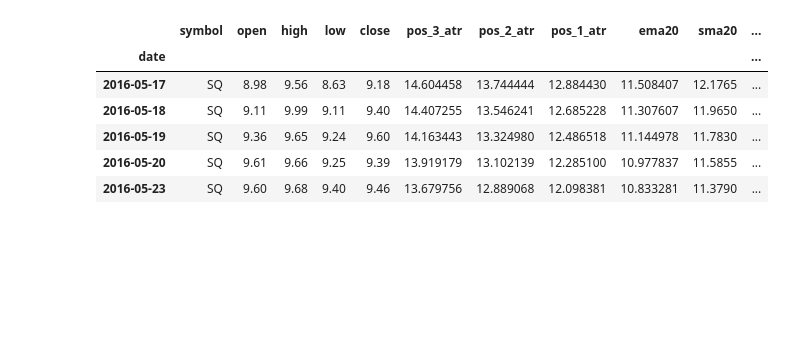
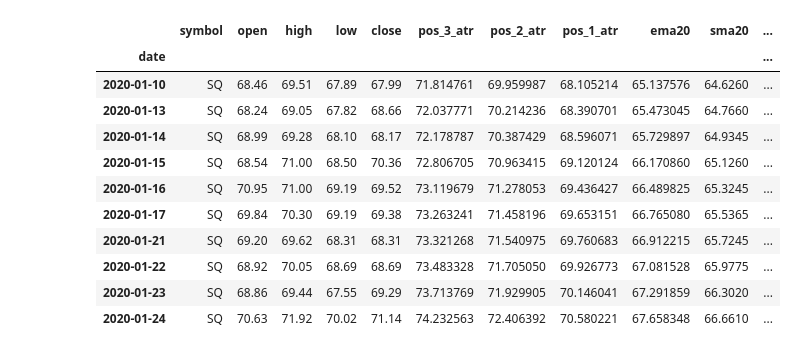
Before and after one commit to vivekanandjoshi/ds, a Jupyter notebook: UpWork_OHLC.ipynb, the cells around one changed output. Drawn from its saved outputs; the diff is of its cells as text; code cells hidden in the pictures; blank space fills up the shorter version.

```diff
--- a/UpWork_OHLC.ipynb
+++ b/UpWork_OHLC.ipynb
@@ -14,13 +18,20 @@ from matplotlib.pyplot import figure
 # %%
 datafile = 'EOD_SQ_daily_ta_values.csv'
 data = pd.read_csv(datafile, index_col = 'date')
 data.index = pd.to_datetime(data.index) # Converting the dates from string to datetime format
-data.head(5)
+data = data.tail(120)
+
+data.head(10)
 # %% [output]
 |  | symbol | open | high | low | close | pos_3_atr | pos_2_atr | pos_1_atr | ema20 | sma20 | ... |
 | date |  |  |  |  |  |  |  |  |  |  | ... |
-| 2016-05-17 | SQ | 8.98 | 9.56 | 8.63 | 9.18 | 14.604458 | 13.744444 | 12.884430 | 11.508407 | 12.1765 | ... |
-| 2016-05-18 | SQ | 9.11 | 9.99 | 9.11 | 9.40 | 14.407255 | 13.546241 | 12.685228 | 11.307607 | 11.9650 | ... |
-| 2016-05-19 | SQ | 9.36 | 9.65 | 9.24 | 9.60 | 14.163443 | 13.324980 | 12.486518 | 11.144978 | 11.7830 | ... |
-| 2016-05-20 | SQ | 9.61 | 9.66 | 9.25 | 9.39 | 13.919179 | 13.102139 | 12.285100 | 10.977837 | 11.5855 | ... |
-| 2016-05-23 | SQ | 9.60 | 9.68 | 9.40 | 9.46 | 13.679756 | 12.889068 | 12.098381 | 10.833281 | 11.3790 | ... |
+| 2020-01-10 | SQ | 68.46 | 69.51 | 67.89 | 67.99 | 71.814761 | 69.959987 | 68.105214 | 65.137576 | 64.6260 | ... |
+| 2020-01-13 | SQ | 68.24 | 69.05 | 67.82 | 68.66 | 72.037771 | 70.214236 | 68.390701 | 65.473045 | 64.7660 | ... |
+| 2020-01-14 | SQ | 68.99 | 69.28 | 68.10 | 68.17 | 72.178787 | 70.387429 | 68.596071 | 65.729897 | 64.9345 | ... |
+| 2020-01-15 | SQ | 68.54 | 71.00 | 68.50 | 70.36 | 72.806705 | 70.963415 | 69.120124 | 66.170860 | 65.1260 | ... |
+| 2020-01-16 | SQ | 70.95 | 71.00 | 69.19 | 69.52 | 73.119679 | 71.278053 | 69.436427 | 66.489825 | 65.3245 | ... |
+| 2020-01-17 | SQ | 69.84 | 70.30 | 69.19 | 69.38 | 73.263241 | 71.458196 | 69.653151 | 66.765080 | 65.5365 | ... |
+| 2020-01-21 | SQ | 69.20 | 69.62 | 68.31 | 68.31 | 73.321268 | 71.540975 | 69.760683 | 66.912215 | 65.7245 | ... |
+| 2020-01-22 | SQ | 68.92 | 70.05 | 68.69 | 68.69 | 73.483328 | 71.705050 | 69.926773 | 67.081528 | 65.9775 | ... |
+| 2020-01-23 | SQ | 68.86 | 69.44 | 67.55 | 69.29 | 73.713769 | 71.929905 | 70.146041 | 67.291859 | 66.3020 | ... |
+| 2020-01-24 | SQ | 70.63 | 71.92 | 70.02 | 71.14 | 74.232563 | 72.406392 | 70.580221 | 67.658348 | 66.6610 | ... |
```
Also changed, not shown: parts of 3 cells of this notebook.
